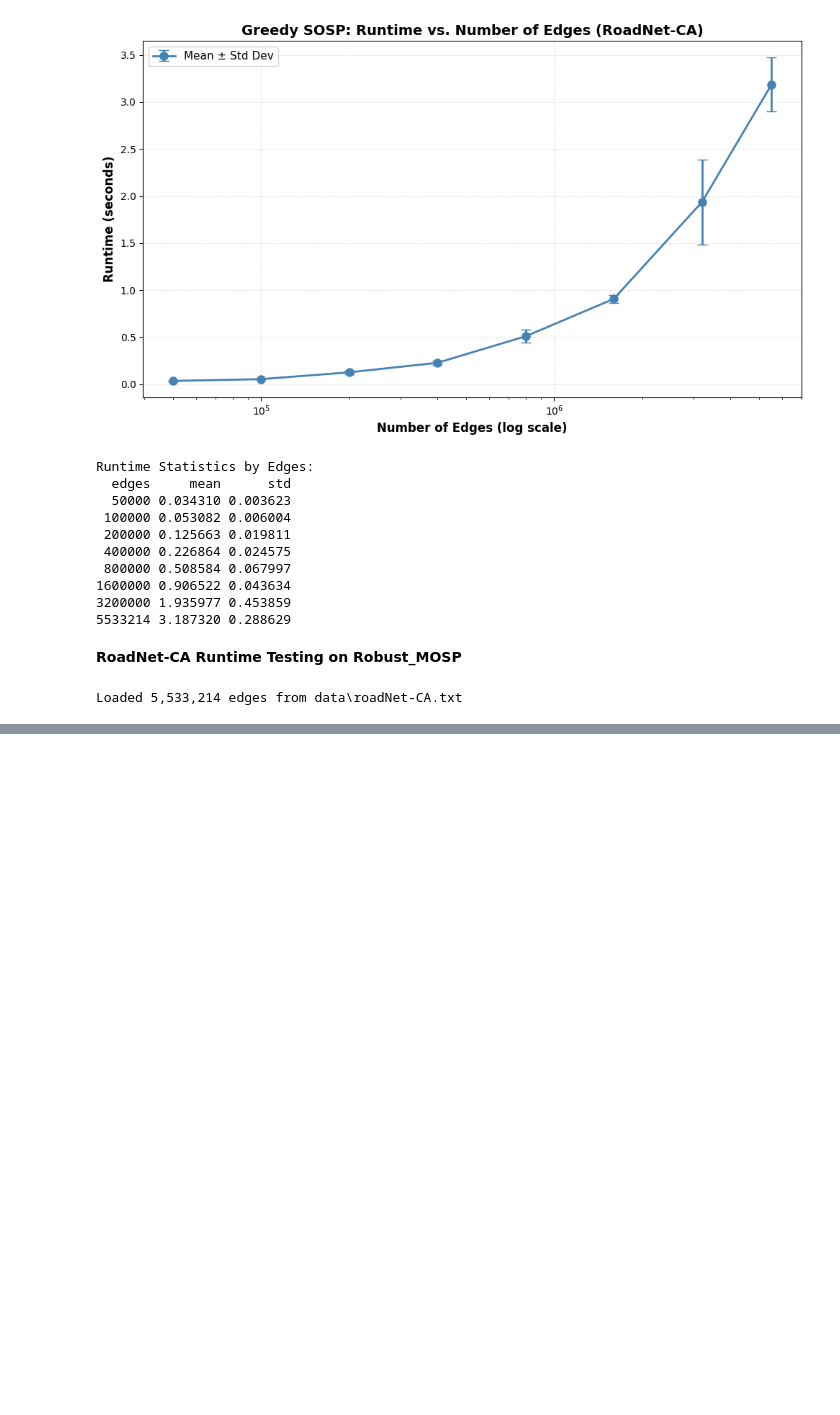
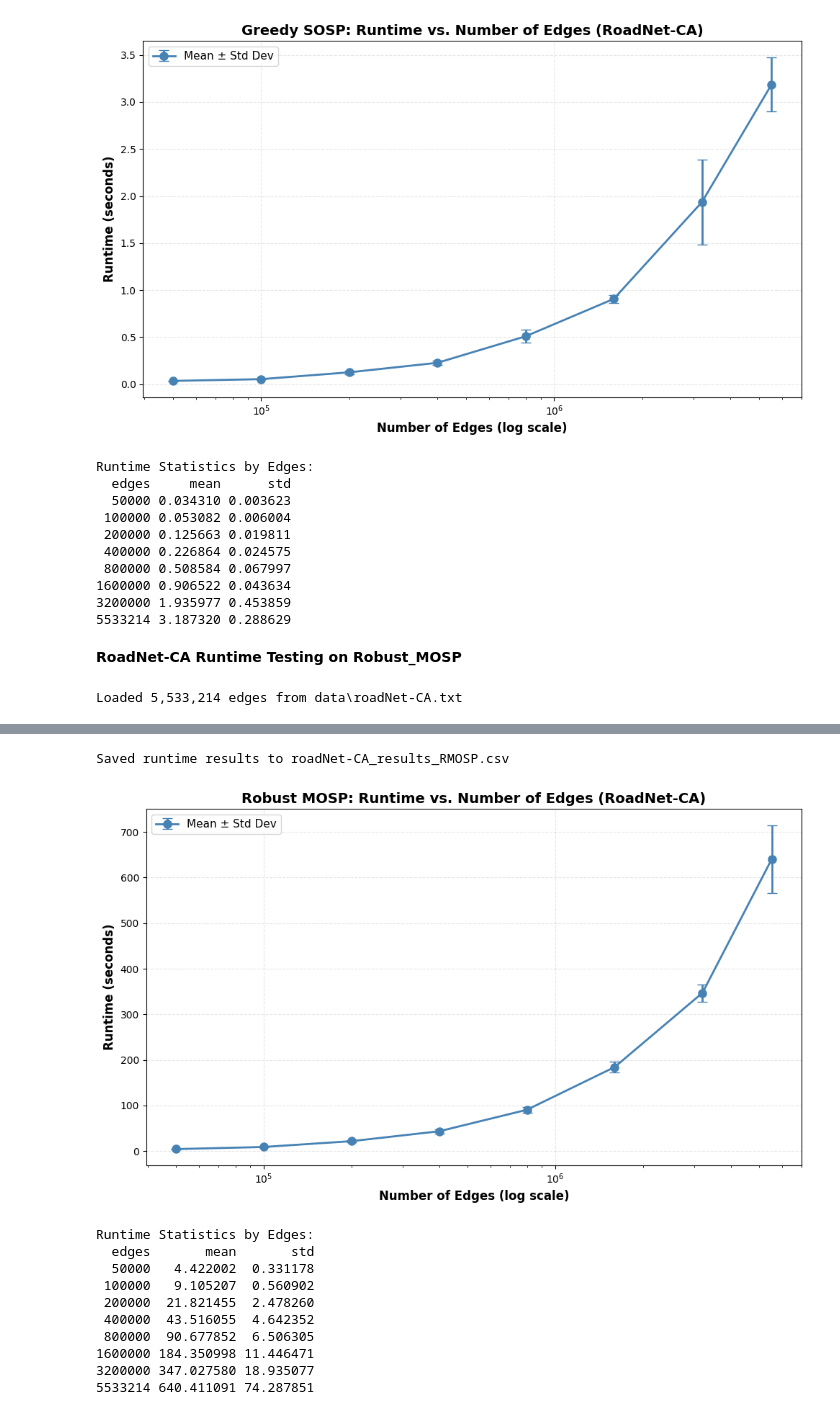
Before and after one commit to externalavi/SPA, a Jupyter notebook: Testing_roadNet-CA.ipynb, the cells around one changed output, grey strips where cells are left out. Drawn from its saved outputs; the diff is of its cells as text; code cells hidden in the pictures; blank space fills up the shorter version.

Commit message:
Testing roadNet-CA

```diff
--- a/Testing_roadNet-CA.ipynb
+++ b/Testing_roadNet-CA.ipynb
@@ -191,3 +198,50 @@ results_df.head()
 # %%
-results_df.to_csv(RESULTS_GSOSP_CSV, index=False)
-print(f"Saved runtime results to {RESULTS_GSOSP_CSV}")
+results_df.to_csv(RESULTS_RMOSP_CSV, index=False)
+print(f"Saved runtime results to {RESULTS_RMOSP_CSV}")
+# %% [output]
+Saved runtime results to roadNet-CA_results_RMOSP.csv
+# %%
+# Load and plot runtime results for Greedy_SOSP
+gsosp_results = pd.read_csv(RESULTS_RMOSP_CSV)
+
+# Aggregate runtimes by edges (mean and std)
+runtime_by_edges = gsosp_results.groupby('edges')['runtime'].agg(['mean', 'std']).reset_index()
+
+# Create the plot
+fig, ax = plt.subplots(figsize=(10, 6))
+
+# Plot mean runtime with error bars
+ax.errorbar(runtime_by_edges['edges'], runtime_by_edges['mean'],
+            yerr=runtime_by_edges['std'], marker='o', linewidth=2,
+            markersize=8, capsize=5, label='Mean ± Std Dev', color='steelblue')
+
+# Formatting
+ax.set_xlabel('Number of Edges', fontsize=12, fontweight='bold')
+ax.set_ylabel('Runtime (seconds)', fontsize=12, fontweight='bold')
+ax.set_title('Robust MOSP: Runtime vs. Number of Edges (RoadNet-CA)',
+             fontsize=14, fontweight='bold')
+ax.grid(True, alpha=0.3, linestyle='--')
+ax.legend(fontsize=11)
+
+# Use log scale for x-axis if there's a large range
+if runtime_by_edges['edges'].max() / runtime_by_edges['edges'].min() > 50:
+    ax.set_xscale('log')
+    ax.set_xlabel('Number of Edges (log scale)', fontsize=12, fontweight='bold')
+
+plt.tight_layout()
+plt.show()
+
+print(f"\nRuntime Statistics by Edges:")
+print(runtime_by_edges.to_string(index=False))
+# %% [output]
+[figure, added]
+Runtime Statistics by Edges:
+  edges       mean       std
+  50000   4.422002  0.331178
+ 100000   9.105207  0.560902
+ 200000  21.821455  2.478260
+ 400000  43.516055  4.642352
+ 800000  90.677852  6.506305
+1600000 184.350998 11.446471
+3200000 347.027580 18.935077
+5533214 640.411091 74.287851
```
Also changed, not shown: parts of 1 cell of this notebook.
